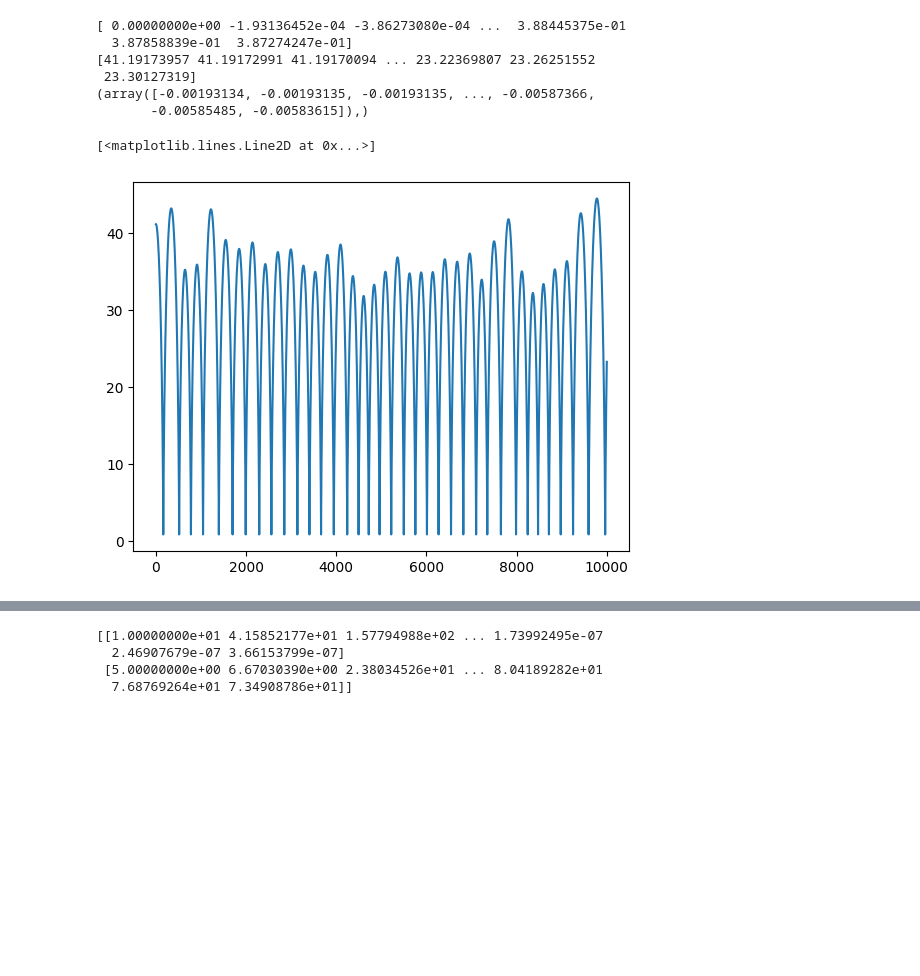
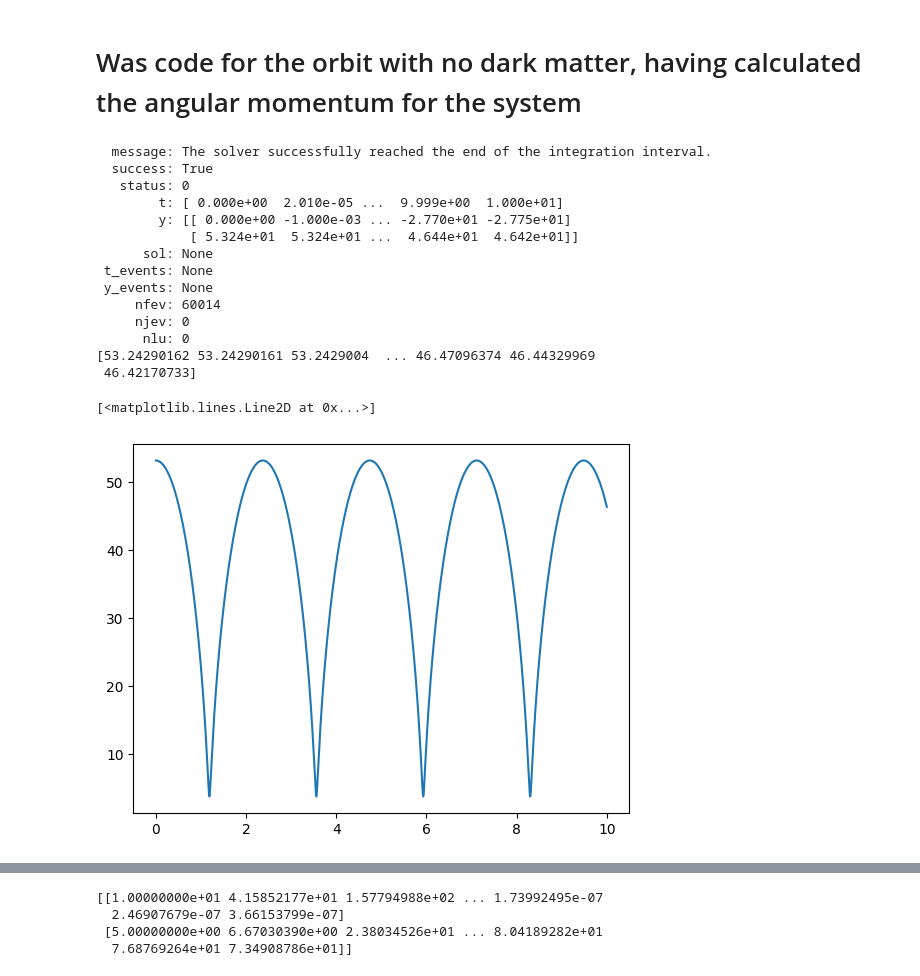
Before and after one commit to hazgrav/DarkMatterConstraint, a Jupyter notebook: simulation.ipynb, the cells around one changed output, grey strips where cells are left out. Drawn from its saved outputs; the diff is of its cells as text; code cells hidden in the pictures; blank space fills up the shorter version.

Commit message:
more work. I just realized that I have an error in my Lagrangian. In particular, in the way I calculated the potential energy due to the dark matter

```diff
--- a/simulation.ipynb
+++ b/simulation.ipynb
@@ -7,15 +7,16 @@ from scipy.integrate import odeint
 from scipy.integrate import solve_ivp
 import matplotlib.pyplot as plt
 
-m1=1 #pulsar mass in solar masses
+m1=1.5 #pulsar mass in solar masses
 m2=0.709036 #Companion mass in solar masses
 light_second = sp.constants.speed_of_light
 solar_mass = 1.988416e30
-grav = sp.constants.gravitational_constant *(1/np.pow(light_second,3))*solar_mass
+grav = sp.constants.gravitational_constant *(1/np.pow(light_second,3))*solar_mass*np.pow(86400,2)
 semi_major_axis = 13.868587422 / 0.920678
 reduced_mass = m1*m2 / (m1+m2)
 eccentricity = 0.1344954160
 ang_mom = m1*semi_major_axis*(m1+m2)*(1-eccentricity*eccentricity) / (m2*eccentricity)
+dark_matter_density = 0.0000009
 
 print("reduced mass: ", reduced_mass)
 print("ang_mom:", ang_mom)
@@ -125,37 +52,46 @@ print(my_solution[4])
+# %% [markdown]
+# Was code for the orbit with no dark matter, having calculated the angular momentum for the system
 # %%
+#Define the differential equation for the no dark matter case
 def perfect_ellipse(t,y,L0,reduced_mass,G,m1,m2):
     v, r = y
 
     return [
-        (   np.pow(L0,2) / (  np.pow(reduced_mass,2) * np.pow(r,3)  )   ) - 2*m1*m2/(reduced_mass * np.pow(r,2)), #v-dot = stuff
+        (   np.pow(L0,2) / (  np.pow(reduced_mass,2) * np.pow(r,3)  )   ) - 2*G*m1*m2/(reduced_mass * np.pow(r,2)), #v-dot = stuff
         v #r-dot = v
     ]
 
-def test(r,L0,reduced_mass,G,m1,m2):
-    return (   np.pow(L0,2) / (  np.pow(reduced_mass,2) * np.pow(r,3)  )   ) - 2*m1*m2/(reduced_mass * np.pow(r,2)), #v-dot = stuff
 
-
+#My initial conditions are at the apoaxis since that is easier to get the initial conditions at
 initial_r_dot = 0
 initial_r = semi_major_axis*(1+eccentricity)*(m2+m1)/m2
 y0 = [initial_r_dot, initial_r]
-#y0=[0,10]
 
-ang_mom=1
-pure_ellipse_sol = solve_ivp(perfect_ellipse,[0,10000],y0,args=(ang_mom,reduced_mass,grav,m1,m2),dense_output=True)
-t_vals = np.linspace(0,10000,100000)
-pure_ellipse_motion = pure_ellipse_sol.sol(t_vals)
-v_dot_vals = test(pure_ellipse_motion[1],ang_mom,reduced_mass,grav,m1,m2)
+#Telling scipy to solve the differential equations for me
+pure_ellipse_sol = solve_ivp(perfect_ellipse,[0,10],y0,method='RK45',max_step=0.001,args=(ang_mom,reduced_mass,grav,m1,m2))
+print(pure_ellipse_sol)
 
-print(pure_ellipse_motion[0])
-print(pure_ellipse_motion[1])
-print(v_dot_vals)
-plt.plot(t_vals, pure_ellipse_motion[1])
+#obtain the values of the solve differential equation
+t_vals = pure_ellipse_sol.t
+pure_ellipse_motion = pure_ellipse_sol.y[1]
+
+
+print(pure_ellipse_motion)
+plt.plot(t_vals, pure_ellipse_motion)
 # %% [output]
-[ 0.00000000e+00 -1.93136452e-04 -3.86273080e-04 ...  3.88445375e-01
-  3.87858839e-01  3.87274247e-01]
-[41.19173957 41.19172991 41.19170094 ... 23.22369807 23.26251552
- 23.30127319]
-(array([-0.00193134, -0.00193135, -0.00193135, ..., -0.00587366,
-       -0.00585485, -0.00583615]),)
+  message: The solver successfully reached the end of the integration interval.
+  success: True
+   status: 0
+        t: [ 0.000e+00  2.010e-05 ...  9.999e+00  1.000e+01]
+        y: [[ 0.000e+00 -1.000e-03 ... -2.770e+01 -2.775e+01]
+            [ 5.324e+01  5.324e+01 ...  4.644e+01  4.642e+01]]
+      sol: None
+ t_events: None
+ y_events: None
+     nfev: 60014
+     njev: 0
+      nlu: 0
+[53.24290162 53.24290161 53.2429004  ... 46.47096374 46.44329969
+ 46.42170733]
 [<matplotlib.lines.Line2D at 0x...>]
-[figure, old version]
+[figure, new version]
```
Also changed, not shown: parts of 13 cells of this notebook.
